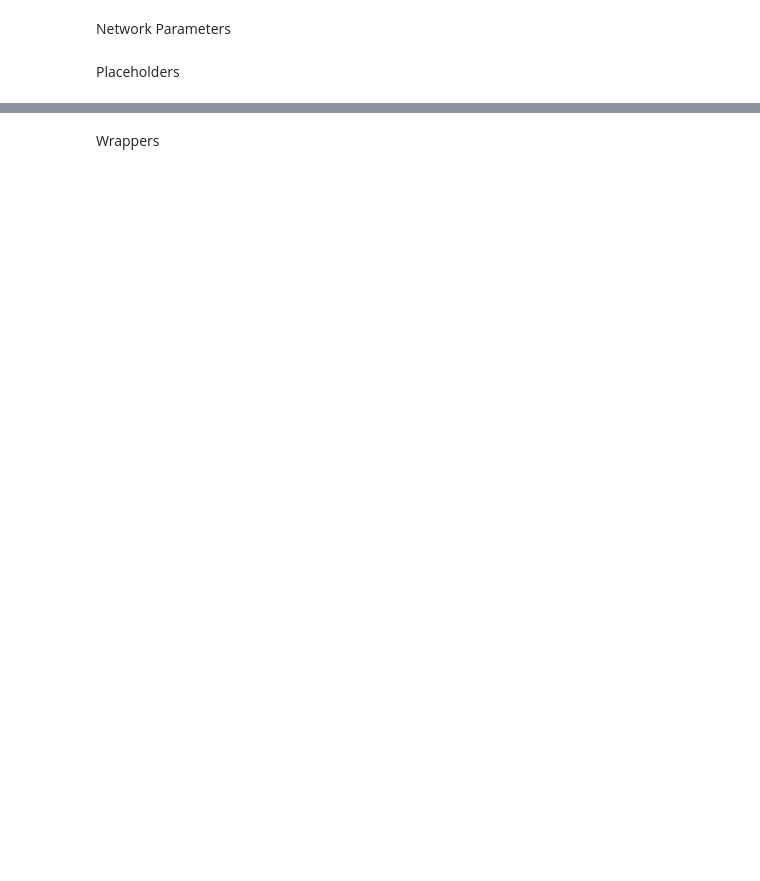
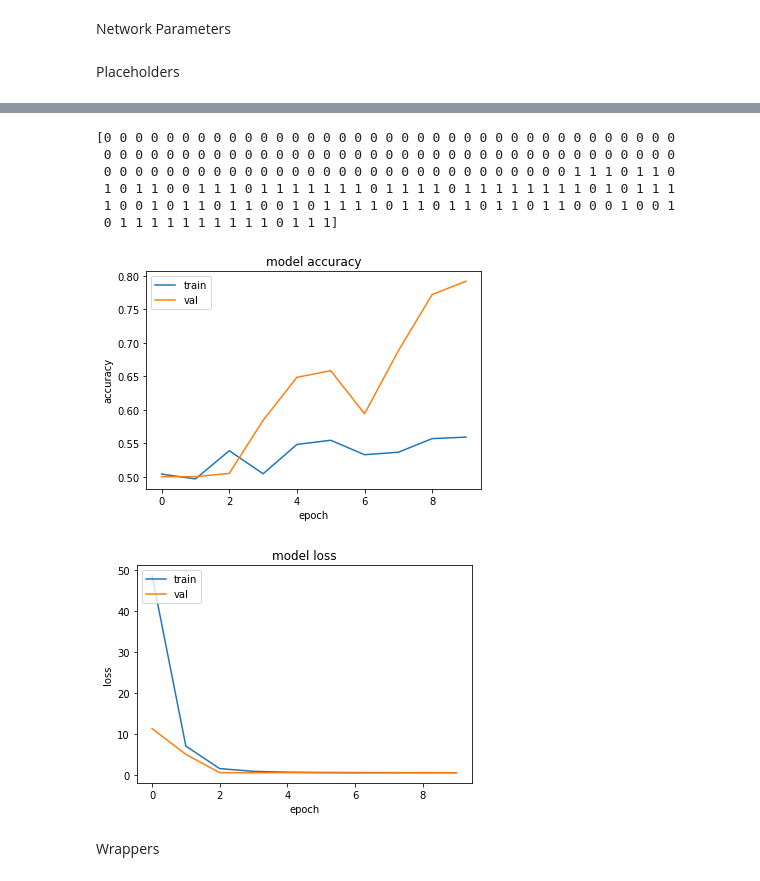
Before and after one commit to aws-trsharma/alzheimers_mri_detect, a Jupyter notebook: Final_Alzheimers_Detection_Algorithm.ipynb, the cells around one changed output, grey strips where cells are left out. Cells and saved outputs as stored; diff of their text form; code cells hidden in the pictures; blank space fills up the shorter version.

```diff
--- a/Final_Alzheimers_Detection_Algorithm.ipynb
+++ b/Final_Alzheimers_Detection_Algorithm.ipynb
@@ -160,8 +240,8 @@ Test training data shape:  (40, 5, 256)
 # %% [markdown]
 Reshaping
 # %%
-training_data_ad = tf.reshape(training_data_ad, [-1, 16, 16, 1])
-training_data_test = tf.reshape(training_data_test, [-1, 16, 16, 1])
+training_data_ad = tf.reshape(training_data, [-1, 256, 256, 1])
+training_data_test = tf.reshape(test_data, [-1, 256, 256, 1])
 # %%
 print("AD training data shape: ", training_data_ad.shape) # getting shape of the AD data
 print("CN training data shape: ", training_data_test.shape) # getting shape of the CN data
@@ -180,0 +268,3 @@ y = tf.compat.v1.placeholder("float", [None,n_classes])
+# %%
+batch_size = 10
+epochs = 10
@@ -180,0 +307,3 @@ y = tf.compat.v1.placeholder("float", [None,n_classes])
+# %%
+detector_model.compile(loss=keras.losses.categorical_crossentropy, optimizer=tf.keras.optimizers.Adam(),metrics=['accuracy'])
+detector_model.summary()
@@ -180,0 +328,2 @@ y = tf.compat.v1.placeholder("float", [None,n_classes])
+# %%
+detector_train = detector_model.fit(training_data_ad, label_all,  batch_size=batch_size,epochs=epochs,verbose=1, steps_per_epoch = 15, validation_data=(training_data_test, label_all_test), validation_steps = 15, shuffle = True)
@@ -181,2 +350,32 @@ y = tf.compat.v1.placeholder("float", [None,n_classes])
+# %%
+predictions = detector_model.predict(training_data_test[:200], steps = 1)
+print(np.argmax(predictions, axis=1)) # [7, 2, 1, 0,
+# %% [output]
+[0 0 0 0 0 0 0 0 0 0 0 0 0 0 0 0 0 0 0 0 0 0 0 0 0 0 0 0 0 0 0 0 0 0 0 0 0
+ 0 0 0 0 0 0 0 0 0 0 0 0 0 0 0 0 0 0 0 0 0 0 0 0 0 0 0 0 0 0 0 0 0 0 0 0 0
+ 0 0 0 0 0 0 0 0 0 0 0 0 0 0 0 0 0 0 0 0 0 0 0 0 0 0 0 0 0 0 1 1 1 0 1 1 0
+ 1 0 1 1 0 0 1 1 1 0 1 1 1 1 1 1 1 0 1 1 1 1 0 1 1 1 1 1 1 1 1 0 1 0 1 1 1
+ 1 0 0 1 0 1 1 0 1 1 0 0 1 0 1 1 1 1 0 1 1 0 1 1 0 1 1 0 1 1 0 0 0 1 0 0 1
+ 0 1 1 1 1 1 1 1 1 1 1 0 1 1 1]
+# %%
+#graph results
+plt.plot(detector_train.history['accuracy'])
+plt.plot(detector_train.history['val_accuracy'])
+plt.title('model accuracy')
+plt.ylabel('accuracy')
+plt.xlabel('epoch')
+plt.legend(['train', 'val'], loc='upper left')
+plt.show()
+
+plt.plot(detector_train.history['loss'])
+plt.plot(detector_train.history['val_loss'])
+plt.title('model loss')
+plt.ylabel('loss')
+plt.xlabel('epoch')
+plt.legend(['train', 'val'], loc='upper left')
+plt.show()
+# %% [output]
+[figure, added]
+[figure, added]
 # %% [markdown]
 Wrappers
```
Also changed, not shown: parts of 29 cells of this notebook.
